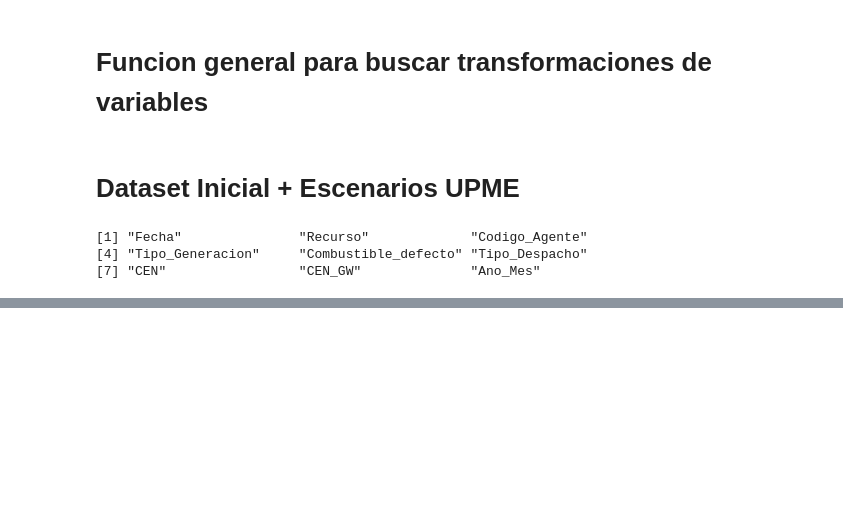
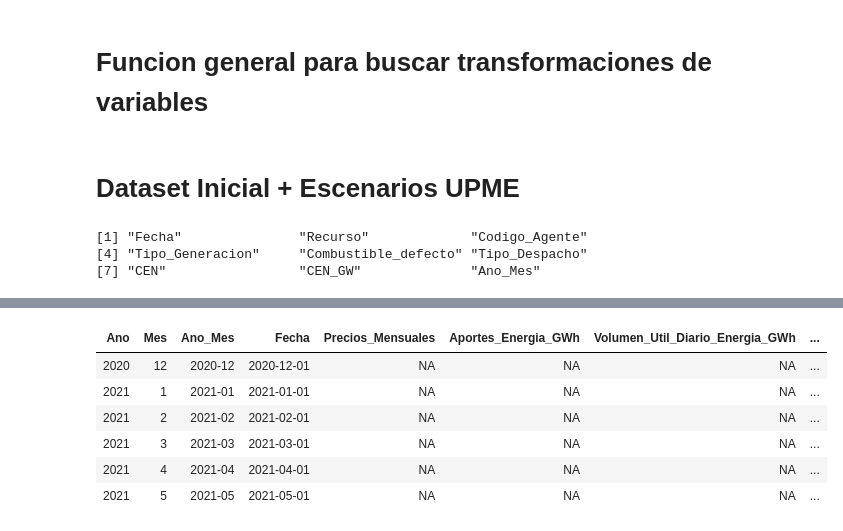
Before and after one commit to camilogavo/modelos_Bolsa, a Jupyter notebook: Multivariados_JDVelasq.ipynb, the cells around one changed output, grey strips where cells are left out. Drawn from its saved outputs; the diff is of its cells as text; code cells hidden in the pictures; blank space fills up the shorter version.

```diff
--- a/Multivariados_JDVelasq.ipynb
+++ b/Multivariados_JDVelasq.ipynb
@@ -1050,0 +1032,4 @@ df%>%tail
+# %%
+df<-df%>%drop_na()
+df$Fecha<-seq.Date(from = as.Date('2000-01-01'),to = as.Date('2019-05-01'),by='month')
+df%>%tail
@@ -1051,18 +1044,34 @@ df%>%tail
 # %%
-df_nuevo<-as.data.frame(matrix(rep(NA,11*24),ncol=11))
+df_nuevo<-as.data.frame(matrix(rep(NA,12*24),ncol=12))
 colnames(df_nuevo)<-colnames(df)
 
 
 df_nuevo$Ano<-year(seq.Date(from=as.Date('2019-06-01'),length.out = 24,by = 'month'))
 df_nuevo$Mes<-month(seq.Date(from=as.Date('2019-06-01'),length.out = 24,by = 'month'))
 df_nuevo$Ano_Mes<-str_sub(seq.Date(from=as.Date('2019-06-01'),length.out = 24,by = 'month'),1,7)
-
+df_nuevo$Fecha<-seq.Date(from = as.Date('2019-06-01'),length.out = 24,by='month')
 
 #df_nuevo%>%head
 
 df<-df%>%bind_rows(df_nuevo)
 
+colnames(df)[4]<-'Precios_Mensuales'
 
-colnames(df)[4]<-'Precios_Mensuales'
+df<-df%>%select(1,2,3,12,4,5,6,7,11,8,9,10)
+colnames(df)[9]<-'ONI'
+# %%
+df$CEN_Total[is.na(df$CEN_Total)]<-df$CEN_Total[length(df$CEN_Total)-25]
+df$CEN_Hidro[is.na(df$CEN_Hidro)]<-df$CEN_Hidro[length(df$CEN_Hidro)-25]
+df$CEN_Termica[is.na(df$CEN_Termica)]<-df$CEN_Termica[length(df$CEN_Termica)-25]
+# %%
+tail(df)
+# %% [output]
+| Ano | Mes | Ano_Mes | Fecha | Precios_Mensuales | Aportes_Energia_GWh | Volumen_Util_Diario_Energia_GWh | ... |
+| 2020 | 12 | 2020-12 | 2020-12-01 | NA | NA | NA | ... |
+| 2021 | 1 | 2021-01 | 2021-01-01 | NA | NA | NA | ... |
+| 2021 | 2 | 2021-02 | 2021-02-01 | NA | NA | NA | ... |
+| 2021 | 3 | 2021-03 | 2021-03-01 | NA | NA | NA | ... |
+| 2021 | 4 | 2021-04 | 2021-04-01 | NA | NA | NA | ... |
+| 2021 | 5 | 2021-05 | 2021-05-01 | NA | NA | NA | ... |
 # %%
 write_csv(df,'./df.csv')
```
Also changed, not shown: parts of 4 cells of this notebook, 23 other files.
